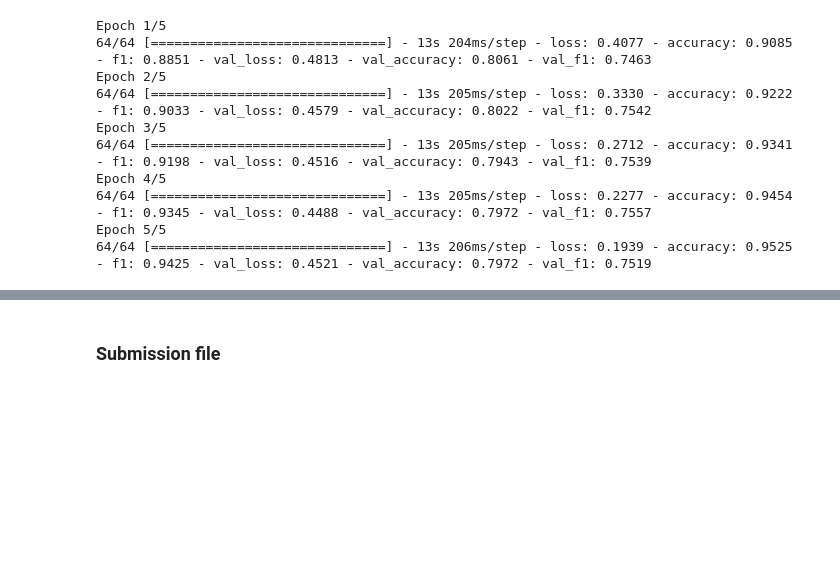
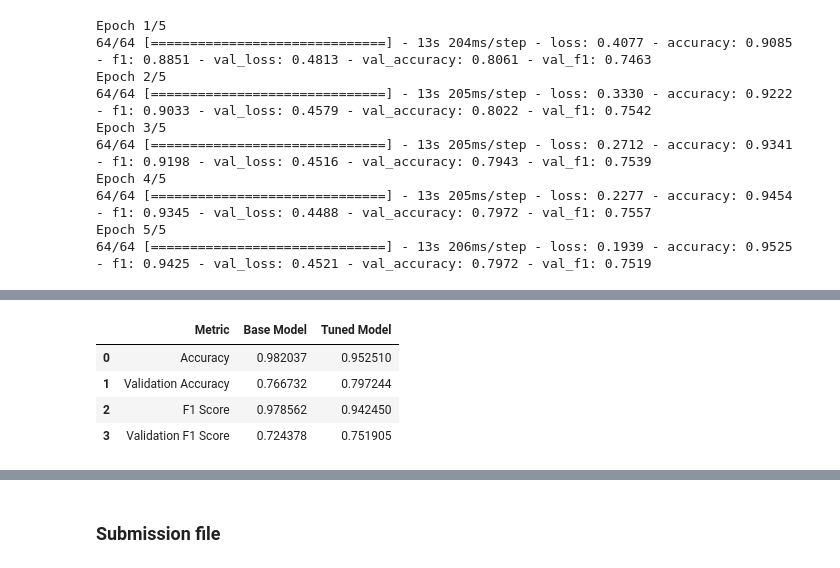
Before and after one commit to Ofleitman/ML3_Week4, a Jupyter notebook: Week_4.ipynb, the cells around one changed output, grey strips where cells are left out. Drawn from its saved outputs; the diff is of its cells as text; code cells hidden in the pictures; blank space fills up the shorter version.

```diff
--- a/Week_4.ipynb
+++ b/Week_4.ipynb
@@ -374,0 +403,19 @@ Epoch 5/5
+# %%
+# store results from models history based on the last epoch in a dictionary format
+res = {
+    'Metric': ['Accuracy', 'Validation Accuracy', 'F1 Score', 'Validation F1 Score'],
+    'Base Model': [base_acc[-1], base_val_acc[-1], base_f1[-1], base_val_f1[-1]],
+    'Tuned Model': [tuned_acc[-1], tuned_val_acc[-1], tuned_f1[-1], tuned_val_f1[-1]]
+}
+
+# convert results to pd df
+res_df = pd.DataFrame(res)
+
+# print results
+res_df
+# %% [output]
+|  | Metric | Base Model | Tuned Model |
+| 0 | Accuracy | 0.982037 | 0.952510 |
+| 1 | Validation Accuracy | 0.766732 | 0.797244 |
+| 2 | F1 Score | 0.978562 | 0.942450 |
+| 3 | Validation F1 Score | 0.724378 | 0.751905 |
```
Also changed, not shown: parts of 9 cells of this notebook.
